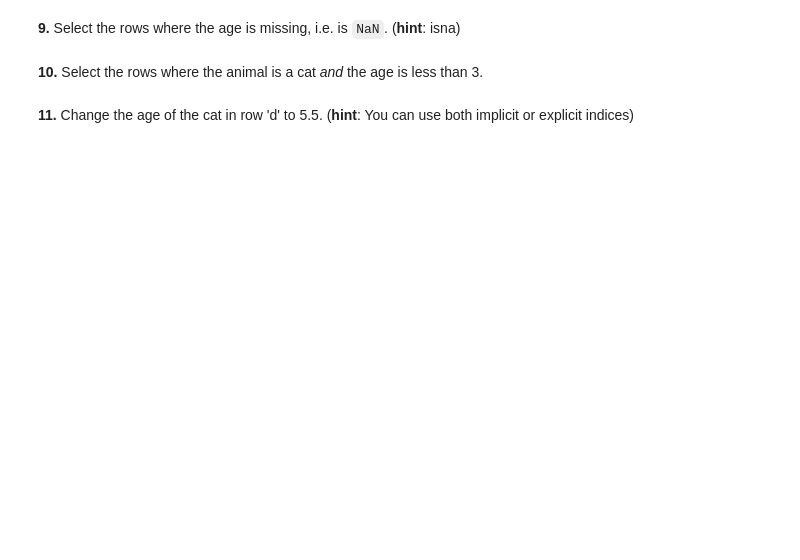
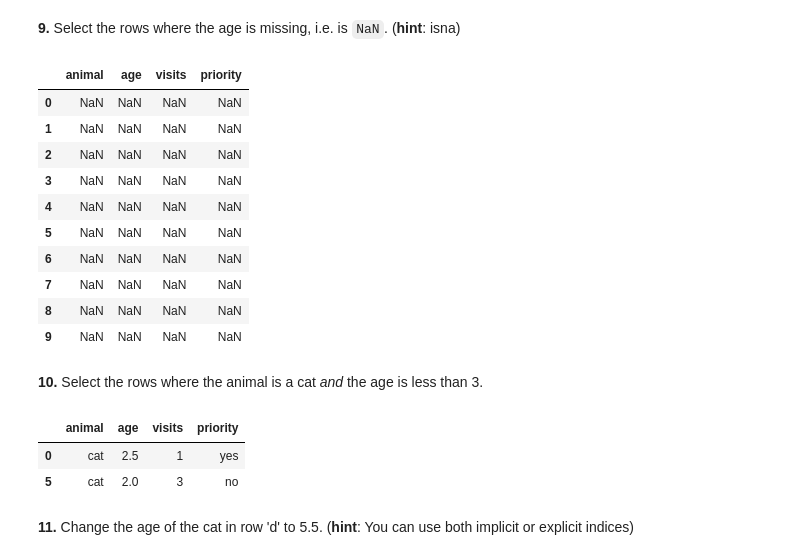
Before and after one commit to Hassan-Haydar/DSA104, a Jupyter notebook: lectures/session02/userfolder/pd-puzzles.ipynb, the cells around one changed output. Saved outputs shown, nothing was run; the diff lists cells and outputs as text; code cells hidden in the pictures; blank space fills up the shorter version.

```diff
--- a/lectures/session02/userfolder/pd-puzzles.ipynb
+++ b/lectures/session02/userfolder/pd-puzzles.ipynb
@@ -90,7 +118,27 @@ df.describe()
 # %% [markdown]
 **9.** Select the rows where the age is missing, i.e. is `NaN`.
 (**hint**: isna)
+# %%
+df[df.isna()]
+# %% [output]
+|  | animal | age | visits | priority |
+| 0 | NaN | NaN | NaN | NaN |
+| 1 | NaN | NaN | NaN | NaN |
+| 2 | NaN | NaN | NaN | NaN |
+| 3 | NaN | NaN | NaN | NaN |
+| 4 | NaN | NaN | NaN | NaN |
+| 5 | NaN | NaN | NaN | NaN |
+| 6 | NaN | NaN | NaN | NaN |
+| 7 | NaN | NaN | NaN | NaN |
+| 8 | NaN | NaN | NaN | NaN |
+| 9 | NaN | NaN | NaN | NaN |
 # %% [markdown]
 **10.** Select the rows where the animal is a cat *and* the age is less than 3.
+# %%
+df[(df["animal"] == "cat") & (df["age"] < 3)]
+# %% [output]
+|  | animal | age | visits | priority |
+| 0 | cat | 2.5 | 1 | yes |
+| 5 | cat | 2.0 | 3 | no |
 # %% [markdown]
 **11.** Change the age of the cat in row 'd' to 5.5. (**hint**: You can use both implicit or explicit indices)
```
Also changed, not shown: parts of 19 cells of this notebook.
